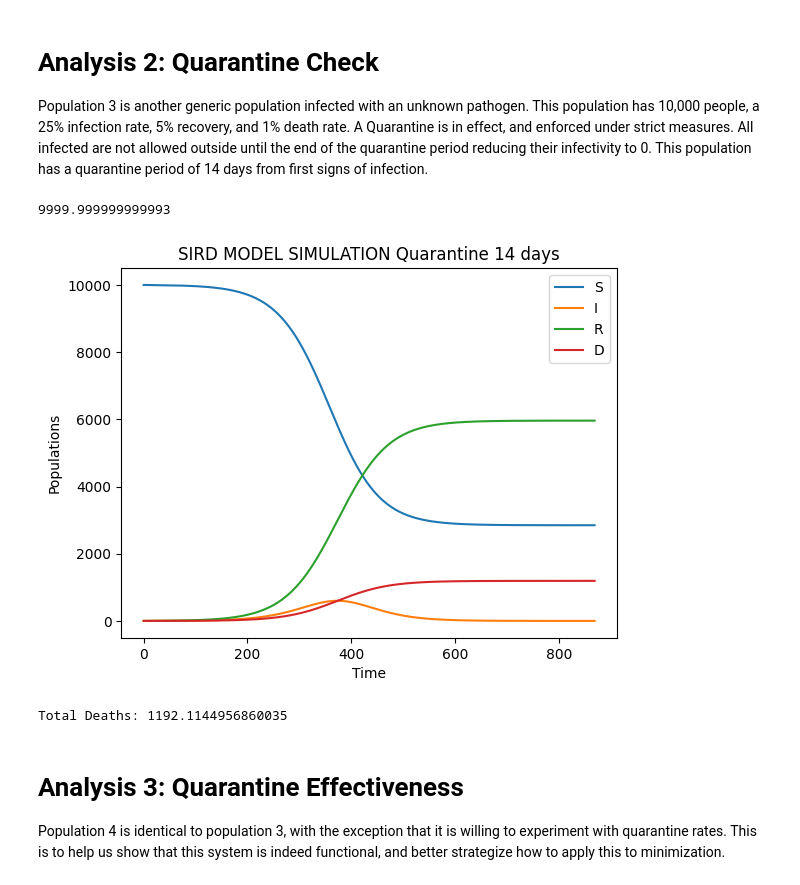
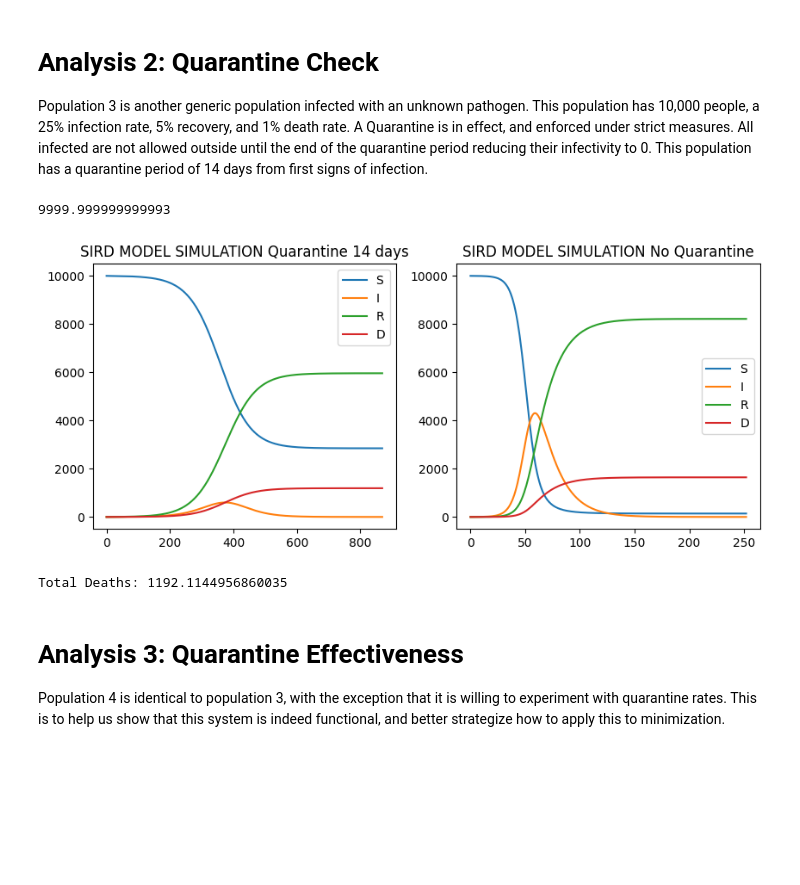
Before and after one commit to rwalsh7231/543T-Final-Project, a Jupyter notebook: Disease Analysis.ipynb, the cells around one changed output. Cells and saved outputs as stored; diff of their text form; code cells hidden in the pictures; blank space fills up the shorter version.

```diff
--- a/Disease Analysis.ipynb
+++ b/Disease Analysis.ipynb
@@ -68,36 +68,58 @@ Population 3 is another generic population infected with an unknown pathogen. Th
 # %%
 # Total pop, infection rate, recovery rate, death rate, crossInfectivity, StartInfected, quarantine leak rate, quarantine time
 group3 = DiseaseAnalysis.Population(10000, 0.25, 0.05, 0.01, 0.01, True, 0, 14)
+group4 = DiseaseAnalysis.Population(10000, 0.25, 0.05, 0.01, 0.01, True, 0, 0)
 
 S = [group3.S]
 I = [group3.I]
 R = [group3.R]
 D = [group3.D]
+
+S2 = [group4.S]
+I2 = [group4.I]
+R2 = [group4.R]
+D2 = [group4.D]
 
 while group3.I > 0.1:
     group3.SIRD()
 
     S.append(group3.S)
     I.append(group3.I)
     R.append(group3.R)
     D.append(group3.D)
 
+while group4.I > 0.1:
+    group4.SIRD()
+
+    S2.append(group4.S)
+    I2.append(group4.I)
+    R2.append(group4.R)
+    D2.append(group4.D)
+
 print(S[-1] + I[-1] + R[-1] + D[-1])
 
-plt.plot(S, label="S")
-plt.plot(I, label="I")
-plt.plot(R, label="R")
-plt.plot(D, label="D")
-plt.xlabel("Time")
-plt.ylabel("Populations")
-plt.title("SIRD MODEL SIMULATION Quarantine 14 days")
-plt.legend()
+fig, (ax1, ax2) = plt.subplots(nrows=1, ncols=2, figsize = (10, 4))
+
+ax1.plot(S, label="S")
+ax1.plot(I, label="I")
+ax1.plot(R, label="R")
+ax1.plot(D, label="D")
+ax1.set_title("SIRD MODEL SIMULATION Quarantine 14 days")
+ax1.legend()
+
+ax2.plot(S2, label="S")
+ax2.plot(I2, label="I")
+ax2.plot(R2, label="R")
+ax2.plot(D2, label="D")
+ax2.set_title("SIRD MODEL SIMULATION No Quarantine")
+ax2.legend()
+
 plt.show()
 
 print("Total Deaths: {}".format(D[-1]))
 # %% [output]
 9999.999999999993
-[figure, old version]
+[figure, new version]
 Total Deaths: 1192.1144956860035
 # %% [markdown]
 # Analysis 3: Quarantine Effectiveness
```
Also changed, not shown: parts of 3 cells of this notebook.
